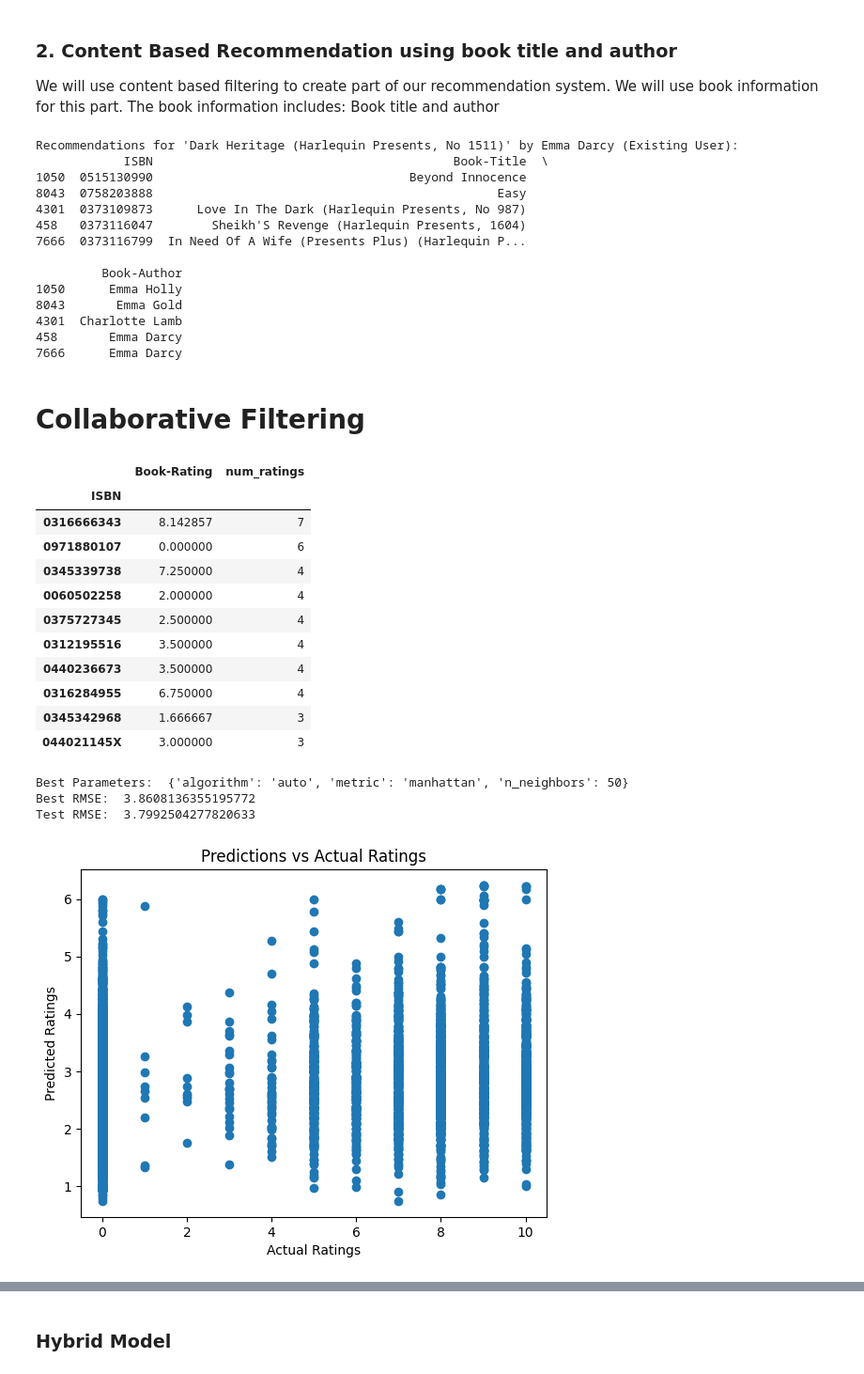
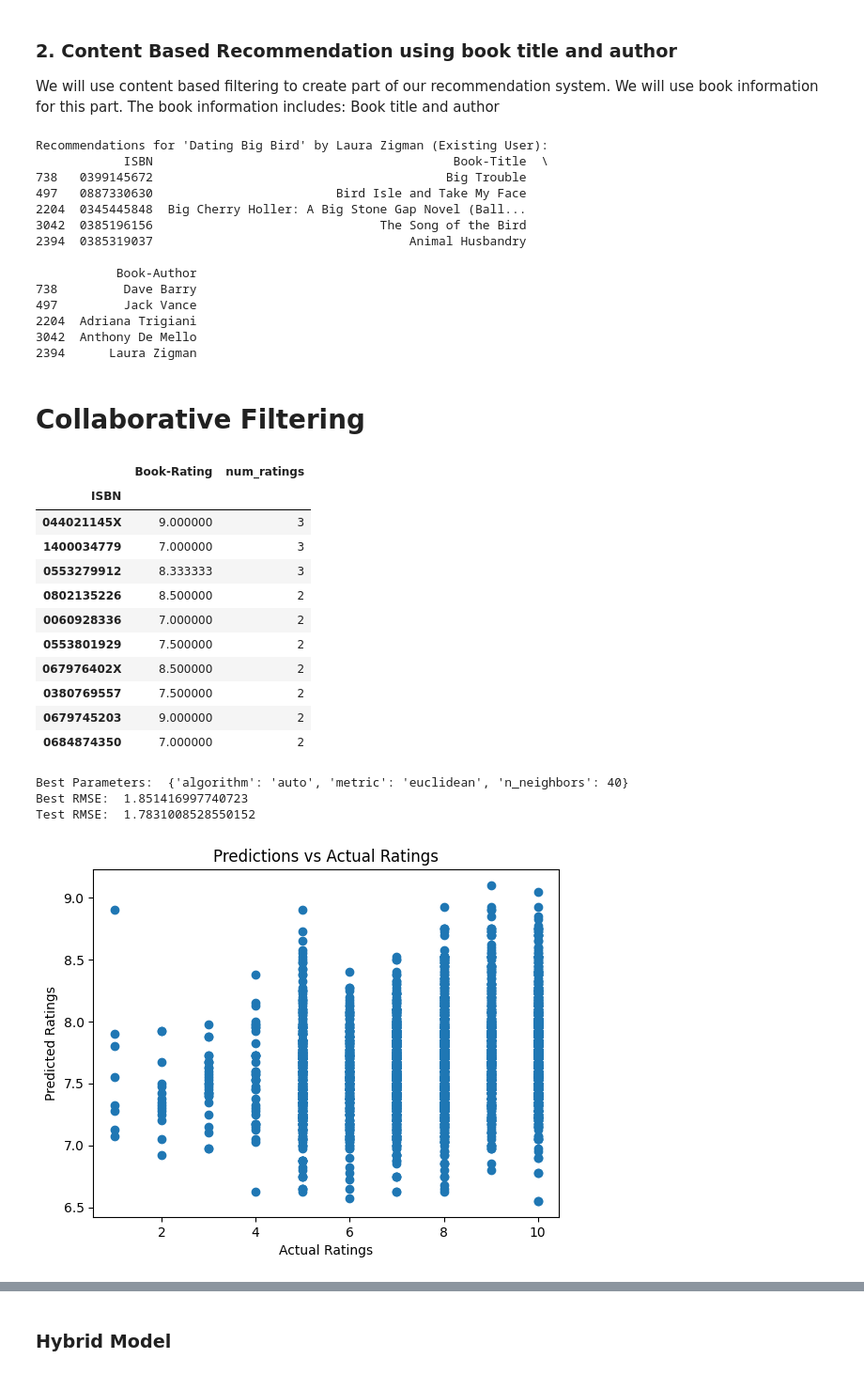
Before and after one commit to justin-medeiros/cp421-recommendation-project, a Jupyter notebook: rcmnd.ipynb, the cells around one changed output, grey strips where cells are left out. Shown: that part at 94% size. Drawn from its saved outputs; the diff is of its cells as text; code cells hidden in the pictures.

Commit message:
Finsihed global mean

```diff
--- a/rcmnd.ipynb
+++ b/rcmnd.ipynb
@@ -39,8 +39,8 @@ ratings_df = ratings_df[ratings_df['ISBN'].isin(books_df['ISBN'])]
 merged_df = pd.merge(ratings_df, books_df, on='ISBN', how='inner')
 merged_df = pd.merge(merged_df, users_df, on='User-ID', how='inner')
 
-# Filter ratings above 2
-#merged_df = merged_df[merged_df['Book-Rating'] > 2]
+# Filter ratings above 0
+merged_df = merged_df[merged_df['Book-Rating'] > 0]
 
 # Filter users aged less than 110
 merged_df = merged_df[merged_df['Age'] < 110]
@@ -107,9 +107,16 @@ book_rated_count = ratings_df['ISBN'].value_counts().reset_index()
 book_rated_count.columns = ['ISBN', 'Rating_Count']
 
 # print(book_rated_count)
+global_mean = merged_df['Book-Rating'].mean()
 
 # Calculate the average of the ratings for each book
 average_ratings = merged_df.groupby('ISBN')['Book-Rating'].mean().reset_index()
+
+# Merge the book_means DataFrame with the original DataFrame to fill missing ratings in user-book matrix
+merged_df = pd.merge(merged_df, average_ratings, on='ISBN', how='left', suffixes=('_original', '_mean'))
+merged_df['Book-Rating'] = merged_df['Book-Rating_original'].combine_first(merged_df['Book-Rating_mean'])
+merged_df.drop(['Book-Rating_original', 'Book-Rating_mean'], axis=1, inplace=True)
+
 average_ratings.columns = ['ISBN', 'Average_Rating']
 sorted_ratings = average_ratings.sort_values(by='Average_Rating', ascending=False)
 
@@ -210,20 +217,20 @@ recommendations_existing_user = content_based_recommendations(book_title, book_a
 print(f"Recommendations for '{book_title}' by {book_author} (Existing User):")
 print(recommendations_existing_user)
 # %% [output]
-Recommendations for 'Dark Heritage (Harlequin Presents, No 1511)' by Emma Darcy (Existing User):
+Recommendations for 'Dating Big Bird' by Laura Zigman (Existing User):
             ISBN                                         Book-Title  \
-1050  0515130990                                   Beyond Innocence
-8043  0758203888                                               Easy
-4301  0373109873      Love In The Dark (Harlequin Presents, No 987)
-458   0373116047        Sheikh'S Revenge (Harlequin Presents, 1604)
-7666  0373116799  In Need Of A Wife (Presents Plus) (Harlequin P...
+738   0399145672                                        Big Trouble
+497   0887330630                         Bird Isle and Take My Face
+2204  0345445848  Big Cherry Holler: A Big Stone Gap Novel (Ball...
+3042  0385196156                               The Song of the Bird
+2394  0385319037                                   Animal Husbandry
 
-         Book-Author
-1050      Emma Holly
-8043       Emma Gold
-4301  Charlotte Lamb
-458       Emma Darcy
-7666      Emma Darcy
+           Book-Author
+738         Dave Barry
+497         Jack Vance
+2204  Adriana Trigiani
+3042  Anthony De Mello
+2394      Laura Zigman
 # %% [markdown]
 # **Collaborative Filtering**
 # %%
@@ -239,16 +246,16 @@ ratings.sort_values('num_ratings', ascending=False).head(10)
 # %% [output]
 |  | Book-Rating | num_ratings |
 | ISBN |  |  |
-| 0316666343 | 8.142857 | 7 |
-| 0971880107 | 0.000000 | 6 |
-| 0345339738 | 7.250000 | 4 |
-| 0060502258 | 2.000000 | 4 |
-| 0375727345 | 2.500000 | 4 |
-| 0312195516 | 3.500000 | 4 |
-| 0440236673 | 3.500000 | 4 |
-| 0316284955 | 6.750000 | 4 |
-| 0345342968 | 1.666667 | 3 |
-| 044021145X | 3.000000 | 3 |
+| 044021145X | 9.000000 | 3 |
+| 1400034779 | 7.000000 | 3 |
+| 0553279912 | 8.333333 | 3 |
+| 0802135226 | 8.500000 | 2 |
+| 0060928336 | 7.000000 | 2 |
+| 0553801929 | 7.500000 | 2 |
+| 067976402X | 8.500000 | 2 |
+| 0380769557 | 7.500000 | 2 |
+| 0679745203 | 9.000000 | 2 |
+| 0684874350 | 7.000000 | 2 |
 # %%
 import pandas as pd
 from sklearn.model_selection import GridSearchCV, train_test_split
@@ -262,47 +269,50 @@ isbn_encoder = LabelEncoder()
 
 # Fit the encoder to the ISBN column
 merged_df['ISBN_encoded'] = isbn_encoder.fit_transform(merged_df['ISBN'])
-test_data['ISBN_encoded'] = isbn_encoder.fit_transform(test_data['ISBN'])
+test_data['ISBN_encoded'] = isbn_encoder.transform(test_data['ISBN'])
 
 # Convert the ISBN column to a numpy array
-x_train = merged_df[['User-ID', 'ISBN_encoded']].to_numpy()
+x_train_global_mean = merged_df[['User-ID', 'ISBN_encoded', 'Book-Rating']].to_numpy()
 x_test = test_data[['User-ID', 'ISBN_encoded']].to_numpy()
 
 # Specify parameter grid for KNN
 param_grid = {
     'n_neighbors': [40, 45, 50],
     'algorithm': ['auto'],
     'metric': ['euclidean', 'manhattan', 'chebyshev'],
 }
 
 # Create KNN model
 knn_model = KNeighborsRegressor()
 
 # Use GridSearchCV to find the best parameters
 gs = GridSearchCV(knn_model, param_grid, scoring='neg_mean_squared_error', cv=3)
-gs.fit(x_train, merged_df['Book-Rating'])
+try:
+    gs.fit(x_train_global_mean[:, :-1], x_train_global_mean[:, -1])
+except ValueError as e:
+    print(f"Error during grid search. Error: {e}")
 
 # Print the best parameters and corresponding RMSE
 print("Best Parameters: ", gs.best_params_)
 print("Best RMSE: ", (-gs.best_score_) ** 0.5)
 
 # Predict on the test set
 test_predictions = gs.predict(x_test)
 
 # Evaluate the model
 test_rmse = mean_squared_error(test_data['Book-Rating'], test_predictions) ** 0.5
 print("Test RMSE: ", test_rmse)
 
 # Plot predictions vs. actual ratings
 plt.scatter(test_data['Book-Rating'], test_predictions)
 plt.xlabel('Actual Ratings')
 plt.ylabel('Predicted Ratings')
 plt.title('Predictions vs Actual Ratings')
 plt.show()
 # %% [output]
-Best Parameters:  {'algorithm': 'auto', 'metric': 'manhattan', 'n_neighbors': 50}
-Best RMSE:  3.8608136355195772
-Test RMSE:  3.7992504277820633
+Best Parameters:  {'algorithm': 'auto', 'metric': 'euclidean', 'n_neighbors': 40}
+Best RMSE:  1.851416997740723
+Test RMSE:  1.7831008528550152
-[figure, old version]
+[figure, new version]
 # %%
 def collaborative_recommendations(user_id, book_isbn, isbn_encoder=isbn_encoder, model=gs):
```
Also changed, not shown: parts of 5 cells of this notebook.
